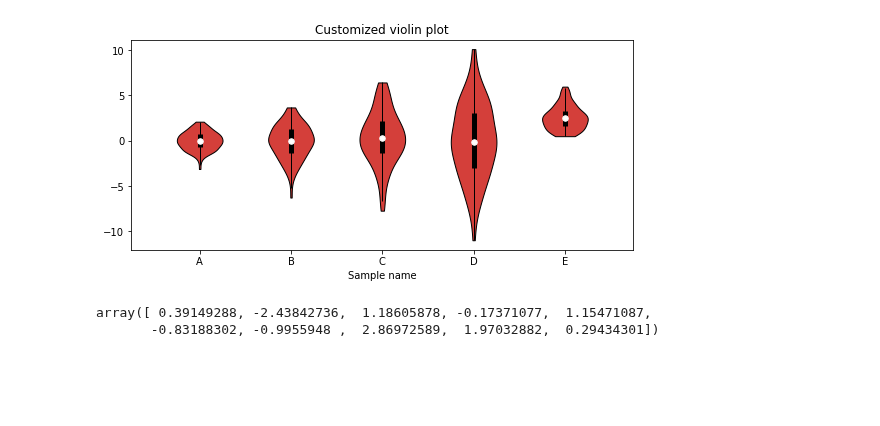
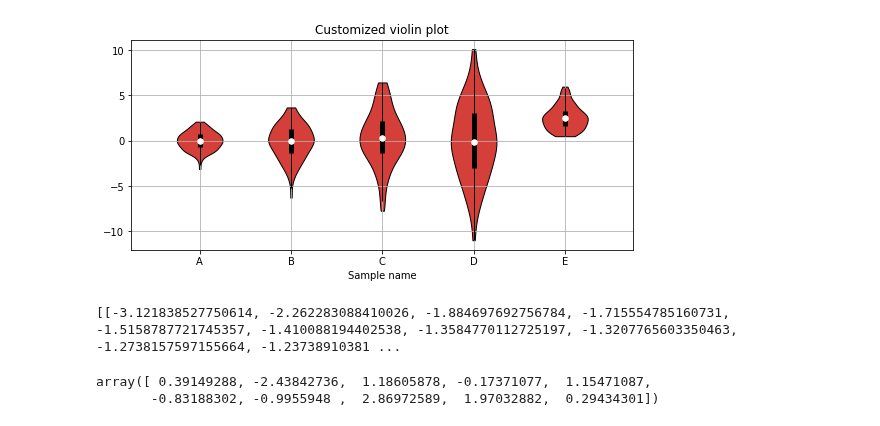
Before and after one commit to SebastianoF/multi-armed-bandits-testbed, a Jupyter notebook: laboratory/mab_usage.ipynb, the cells around one changed output. Drawn from its saved outputs; the diff is of its cells as text; code cells hidden in the pictures; blank space fills up the shorter version.

```diff
--- a/laboratory/mab_usage.ipynb
+++ b/laboratory/mab_usage.ipynb
@@ -4,8 +4,6 @@ import numpy as np
 # %%
 %matplotlib inline
 # %%
-
-
 def adjacent_values(vals, q1, q3):
     upper_adjacent_value = q3 + (q3 - q1) * 1.5
     upper_adjacent_value = np.clip(upper_adjacent_value, q3, vals[-1])
@@ -34,33 +32,38 @@ fig, ax2 = plt.subplots(nrows=1, ncols=1, figsize=(9, 4), sharey=True)
 
 ax2.set_title('Customized violin plot')
 parts = ax2.violinplot(
         data, showmeans=False, showmedians=False,
         showextrema=False)
 
 for pc in parts['bodies']:
     pc.set_facecolor('#D43F3A')
     pc.set_edgecolor('black')
     pc.set_alpha(1)
 
 quartile1, medians, quartile3 = np.percentile(data, [25, 50, 75], axis=1)
 whiskers = np.array([
     adjacent_values(sorted_array, q1, q3)
     for sorted_array, q1, q3 in zip(data, quartile1, quartile3)])
 whiskersMin, whiskersMax = whiskers[:, 0], whiskers[:, 1]
 
 inds = np.arange(1, len(medians) + 1)
 ax2.scatter(inds, medians, marker='o', color='white', s=30, zorder=3)
 ax2.vlines(inds, quartile1, quartile3, color='k', linestyle='-', lw=5)
 ax2.vlines(inds, whiskersMin, whiskersMax, color='k', linestyle='-', lw=1)
 
 # set style for the axes
 labels = ['A', 'B', 'C', 'D', 'E']
 
 set_axis_style(ax2, labels)
 
 plt.subplots_adjust(bottom=0.15, wspace=0.05)
+plt.grid(True)
 plt.show()
 # %% [output]
-[figure, old version]
+[figure, new version]
+# %%
+print(data)
+# %% [output]
+[[-3.121838527750614, -2.262283088410026, -1.884697692756784, -1.715554785160731, -1.5158787721745357, -1.410088194402538, -1.3584770112725197, -1.3207765603350463, -1.2738157597155664, -1.23738910381 ...
 # %%
 np.random.weibull?
```
Also changed, not shown: parts of 3 cells of this notebook, 7 other files.
